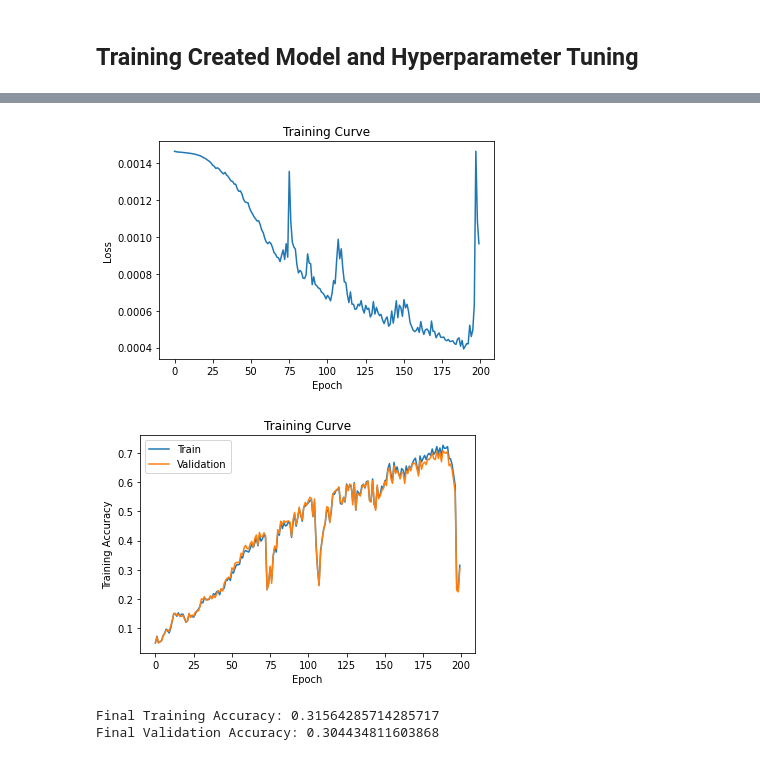
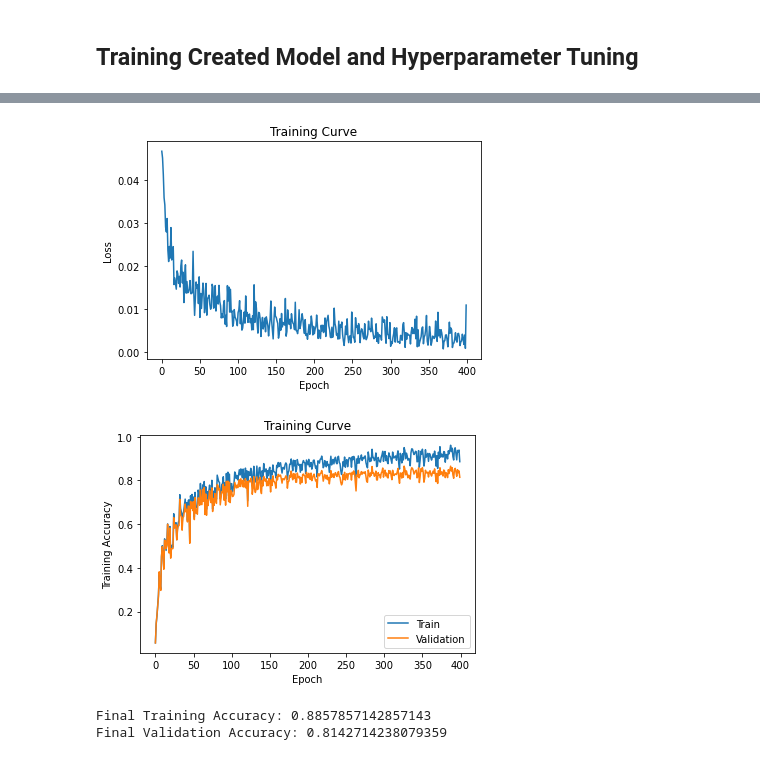
Before and after one commit to fabinjoe/Plant-Leaf-Detection, a Jupyter notebook: APS360_Project_Proposal.ipynb, the cells around one changed output, grey strips where cells are left out. Drawn from its saved outputs; the diff is of its cells as text; code cells hidden in the pictures.

```diff
--- a/APS360_Project_Proposal.ipynb
+++ b/APS360_Project_Proposal.ipynb
@@ -218,8 +212,8 @@ def resize_img(img):
     img = expand2square(img, (0,0,0))
     return img.resize( IMAGE_RESOLUTION )
 # %%
-
-NEW_DATASET_PATH = "Cleaned_Dataset"
+# Pipeline to resize and augment the data into our NEW_DATASET_PATH
+NEW_DATASET_PATH = "New_Dataset"
 def clean_data(resize: callable, augmentation: callable):
     if os.path.exists(NEW_DATASET_PATH):
         return
@@ -404,7 +396,6 @@ def get_accuracy(model, data, batch_size):
 def train(model, train, valid, batch_size=64, learning_rate = 0.01, num_epochs=1):
     torch.manual_seed(50)
     train_loader = torch.utils.data.DataLoader(train, batch_size=batch_size, shuffle=True)
-    val_loader = torch.utils.data.DataLoader(valid, batch_size=batch_size, shuffle=True)
     criterion = nn.CrossEntropyLoss()
     optimizer = optim.SGD(model.parameters(), lr=learning_rate, momentum=0.92)
 
@@ -544,0 +544,8 @@ test: Features Extraction Complete
+# %%
+RESNET101_FEAUTURES_BASE_PATH = "Resnet101_Features"
+temp = RESNET_FEAUTURES_BASE_PATH
+RESNET_FEAUTURES_BASE_PATH = RESNET101_FEAUTURES_BASE_PATH
+
+extractAllFeautures()
+
+RESNET_FEAUTURES_BASE_PATH = temp
@@ -613,8 +606,7 @@ resnet_train_data = torchvision.datasets.DatasetFolder(RESNET_FEAUTURES_BASE_PAT
 resnet_val_data = torchvision.datasets.DatasetFolder(RESNET_FEAUTURES_BASE_PATH + '/val', loader=torch.load, extensions=('.tensor'))
 resnet_test_data = torchvision.datasets.DatasetFolder(RESNET_FEAUTURES_BASE_PATH + '/test', loader=torch.load, extensions=('.tensor'))
 # %%
-use_cuda = True
-
+# Iteration #1
 model = Classifier()
 
 if use_cuda and torch.cuda.is_available():
@@ -623,7 +615,7 @@ if use_cuda and torch.cuda.is_available():
 else:
   print('CUDA is not available.  Training on CPU ...')
 
-train(model, resnet_train_data, resnet_val_data, batch_size=2048, learning_rate=0.008, num_epochs=100)
+train(model, resnet_train_data, resnet_val_data, batch_size=2048, learning_rate=0.007, num_epochs=200)
 # %% [output]
 CUDA is available!  Training on GPU ...
 Epoch 1: Train acc: 0.05 | Validation acc: 0.050016672224074694
@@ -649,4 +641,7 @@ Final Validation Accuracy: 0.5451817272424141
 # %%
+# FINAL ITERATION
+use_cuda = True
+
 model = Classifier()
 
 if use_cuda and torch.cuda.is_available():
@@ -655,6 +650,6 @@ if use_cuda and torch.cuda.is_available():
 else:
   print('CUDA is not available.  Training on CPU ...')
 
-train(model, resnet_train_data, resnet_val_data, batch_size=2048, learning_rate=0.007, num_epochs=200)
+train(model, resnet_train_data, resnet_val_data, batch_size=64, learning_rate=0.005, num_epochs=400)
 # %% [output]
 CUDA is available!  Training on GPU ...
@@ -677,4 +672,4 @@ Total time elapsed: 2079.64 seconds
-[figure, old version]
+[figure, new version]
-[figure, old version]
+[figure, new version]
-Final Training Accuracy: 0.31564285714285717
-Final Validation Accuracy: 0.304434811603868
+Final Training Accuracy: 0.8857857142857143
+Final Validation Accuracy: 0.8142714238079359
```
Also changed, not shown: parts of 37 cells of this notebook.
